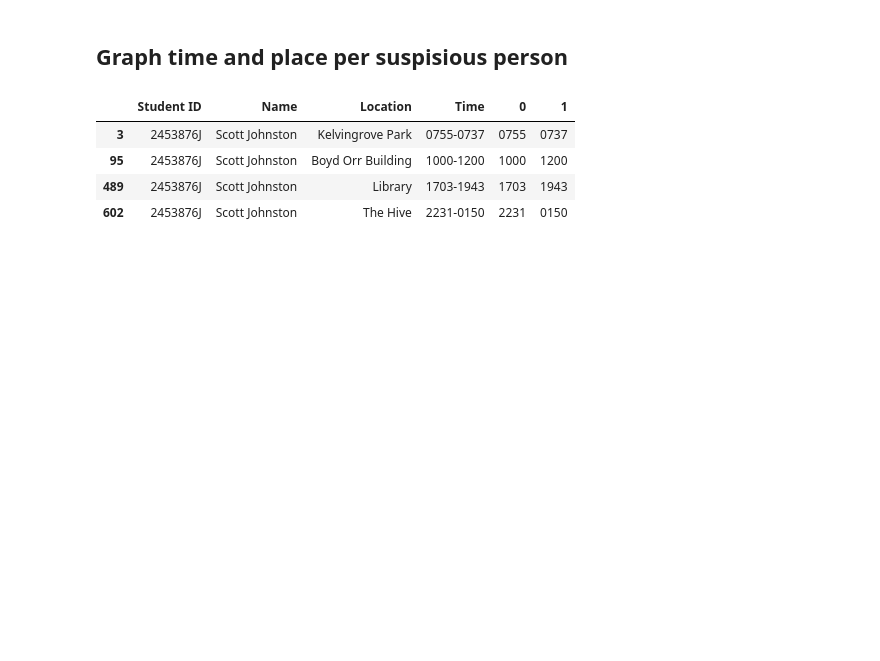
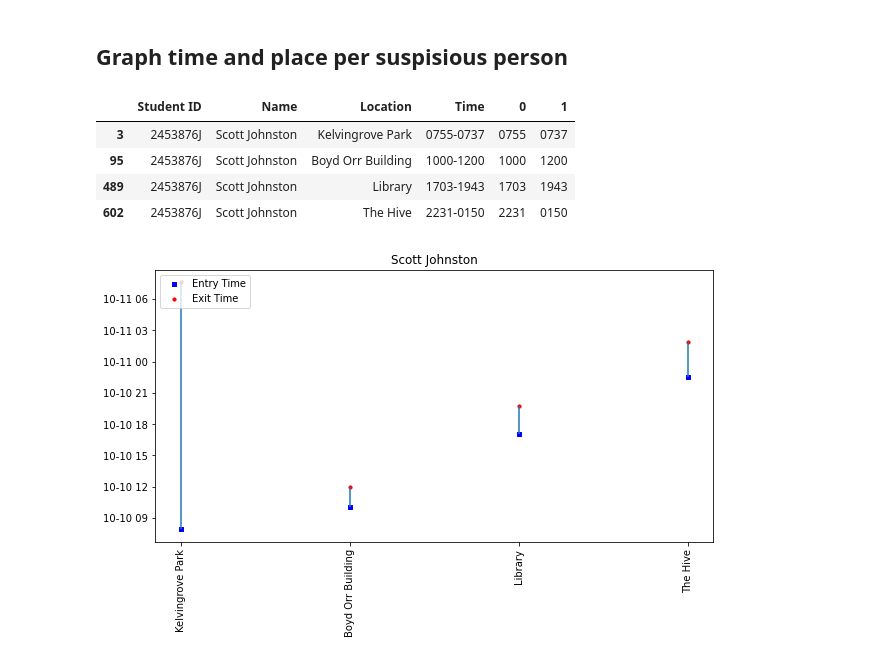
Before and after one commit to SamSJackson/GUTS2022, a Jupyter notebook: security file analysis.ipynb, the cells around one changed output. Drawn from its saved outputs; the diff is of its cells as text; code cells hidden in the pictures; blank space fills up the shorter version.

```diff
--- a/security file analysis.ipynb
+++ b/security file analysis.ipynb
@@ -96,2 +69,0 @@ list((newdataframe[newdataframe['Name']== 'Abdul Murphy']).Start)
-# %%
-dataframeforname = newdataframe[newdataframe['Name']== 'Oscar Brown']
@@ -102,9 +69,0 @@ list(dataframeforname['End'].shift() > dataframeforname['Start'])
-# %%
-def checkforoverlaps(name, dataframe):
-    overlaps = 0
-    dataframeforname = dataframe[newdataframe['Name']== name]
-    numoverlaps = list(dataframeforname['End'].shift() > dataframeforname['Start'])
-    for value in numoverlaps:
-        if value == True:
-            overlaps +=1
-    return overlaps
@@ -318,3 +271,7 @@ def personalgraph(name):
 names  = list(newdataframe.Name.unique())
 for name in names:
     personalgraph(name)
+# %%
+personalgraph('Scott Johnstonz')
+# %% [output]
+[figure, added]
```
Also changed, not shown: parts of 13 cells of this notebook.
